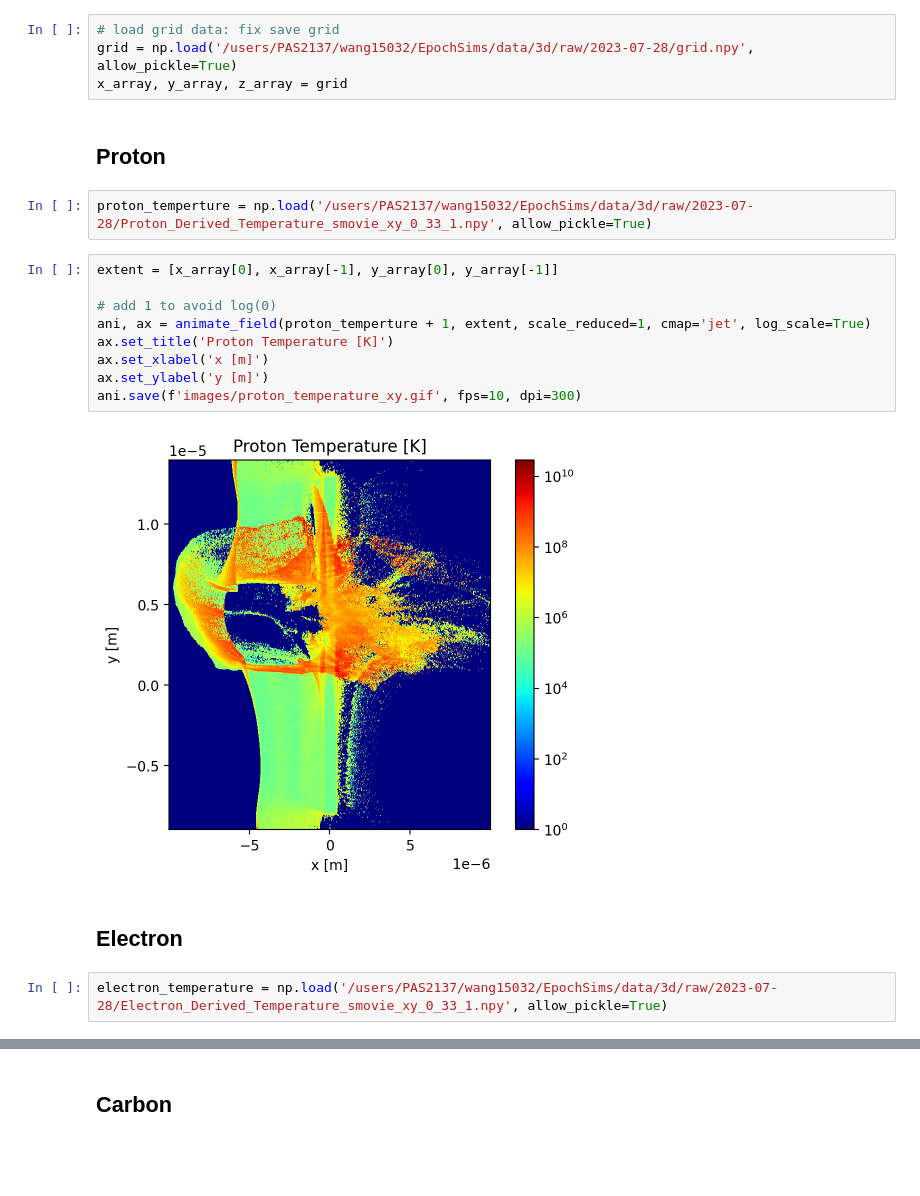
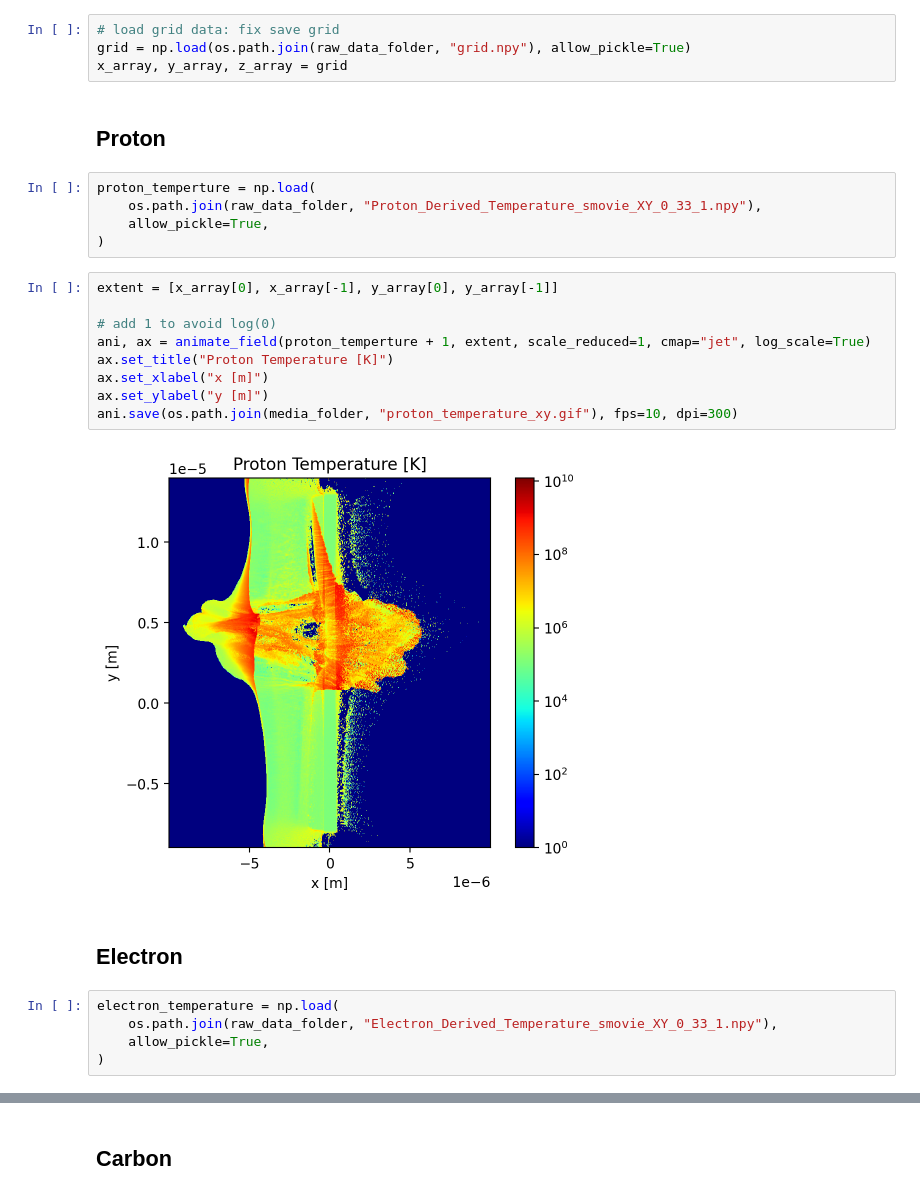
Before and after one commit to Wang-Zhongwei/EpochSims, a Jupyter notebook: analysis/3d/temperature_evolution_xy.ipynb, the cells around one changed output, grey strips where cells are left out. Saved outputs shown, nothing was run; the diff lists cells and outputs as text; blank space fills up the shorter version.

```diff
--- a/analysis/3d/temperature_evolution_xy.ipynb
+++ b/analysis/3d/temperature_evolution_xy.ipynb
@@ -9,24 +12,30 @@ from plot_helper import *
 # %%
 # load grid data: fix save grid
-grid = np.load('/users/PAS2137/wang15032/EpochSims/data/3d/raw/2023-07-28/grid.npy', allow_pickle=True)
+grid = np.load(os.path.join(raw_data_folder, "grid.npy"), allow_pickle=True)
 x_array, y_array, z_array = grid
 # %% [markdown]
 ## Proton
-# %%
-proton_temperture = np.load('/users/PAS2137/wang15032/EpochSims/data/3d/raw/2023-07-28/Proton_Derived_Temperature_smovie_xy_0_33_1.npy', allow_pickle=True)
+# %%
+proton_temperture = np.load(
+    os.path.join(raw_data_folder, "Proton_Derived_Temperature_smovie_XY_0_33_1.npy"),
+    allow_pickle=True,
+)
 # %%
 extent = [x_array[0], x_array[-1], y_array[0], y_array[-1]]
 
 # add 1 to avoid log(0)
-ani, ax = animate_field(proton_temperture + 1, extent, scale_reduced=1, cmap='jet', log_scale=True)
-ax.set_title('Proton Temperature [K]')
-ax.set_xlabel('x [m]')
-ax.set_ylabel('y [m]')
-ani.save(f'images/proton_temperature_xy.gif', fps=10, dpi=300)
+ani, ax = animate_field(proton_temperture + 1, extent, scale_reduced=1, cmap="jet", log_scale=True)
+ax.set_title("Proton Temperature [K]")
+ax.set_xlabel("x [m]")
+ax.set_ylabel("y [m]")
+ani.save(os.path.join(media_folder, "proton_temperature_xy.gif"), fps=10, dpi=300)
 # %% [output]
-[figure, old version]
+[figure, new version]
 # %% [markdown]
 ## Electron
-# %%
-electron_temperature = np.load('/users/PAS2137/wang15032/EpochSims/data/3d/raw/2023-07-28/Electron_Derived_Temperature_smovie_xy_0_33_1.npy', allow_pickle=True)
+# %%
+electron_temperature = np.load(
+    os.path.join(raw_data_folder, "Electron_Derived_Temperature_smovie_XY_0_33_1.npy"),
+    allow_pickle=True,
+)
 # %%
```
Also changed, not shown: parts of 7 cells of this notebook, 14 other files.
